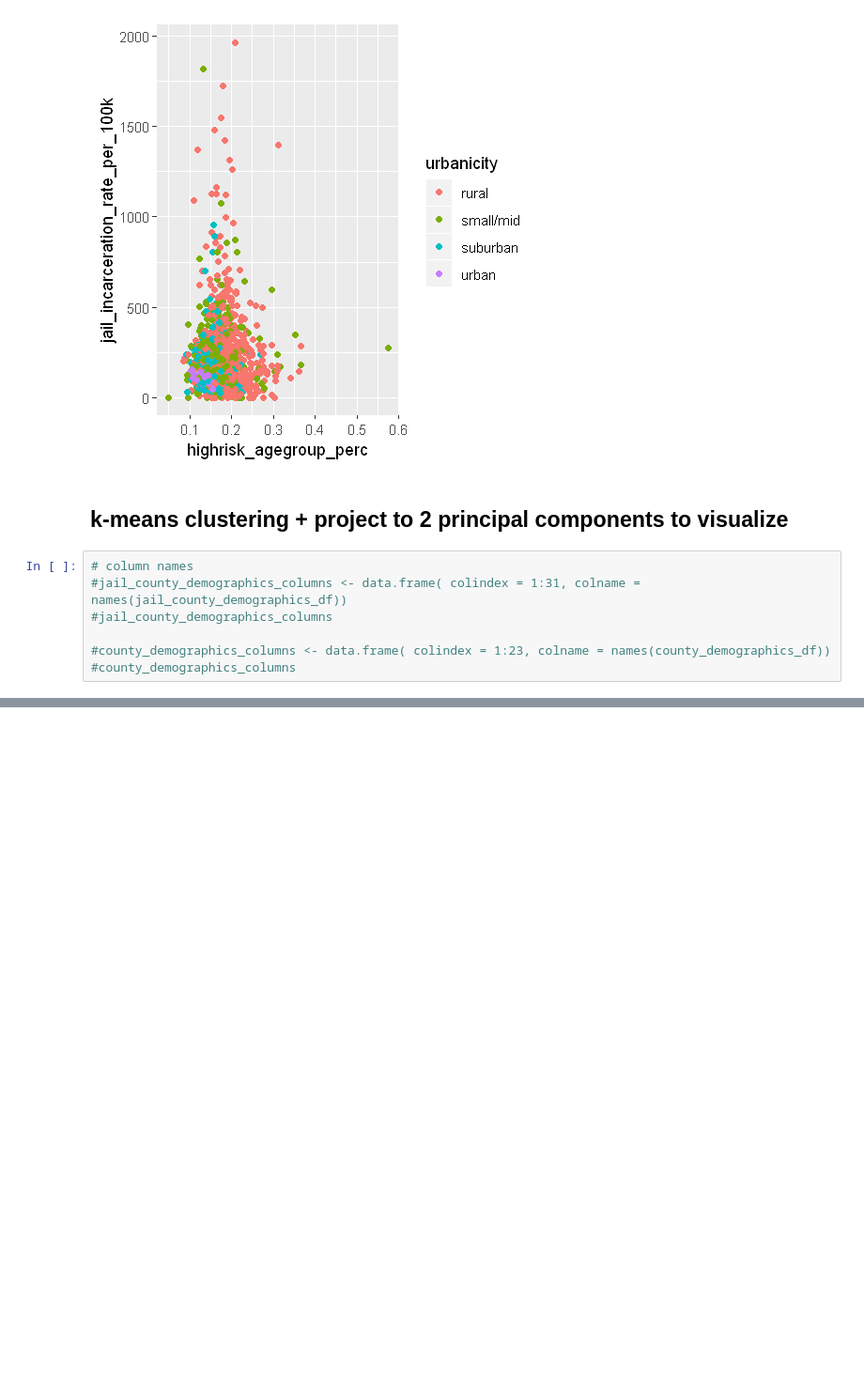
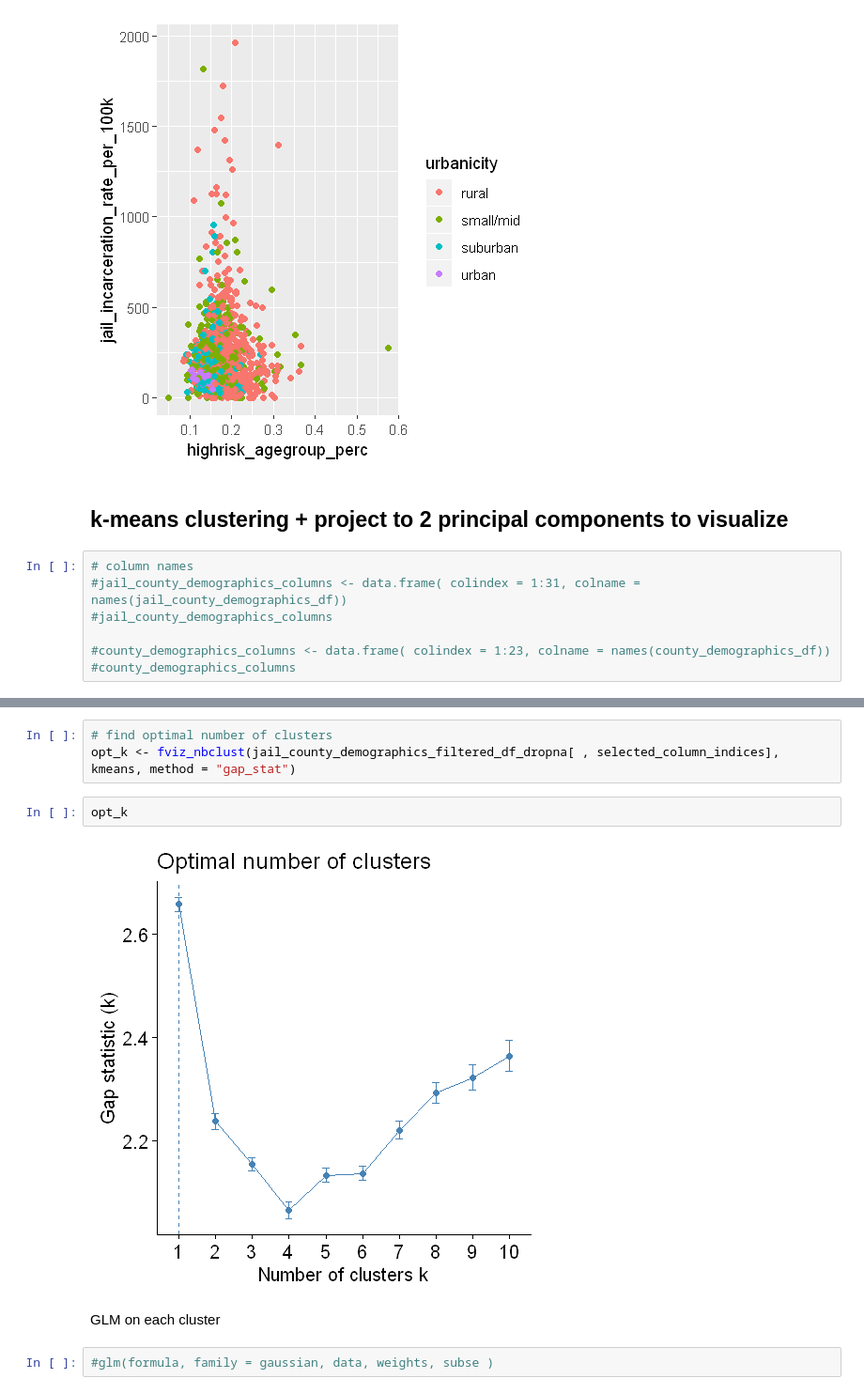
Before and after one commit to bhawna759/MIT_COVID-19_Datathon, a Jupyter notebook: county_demographics_clusters.ipynb, the cells around one changed output, grey strips where cells are left out. Shown at 94% size. Saved outputs shown, nothing was run; the diff lists cells and outputs as text; blank space fills up the shorter version.

```diff
--- a/county_demographics_clusters.ipynb
+++ b/county_demographics_clusters.ipynb
@@ -466,0 +437,11 @@ Cumulative Proportion  0.99986 1.00000 1.000000 1.000e+00 1.000e+00 1.000e+00
+# %%
+# find optimal number of clusters
+opt_k <- fviz_nbclust(jail_county_demographics_filtered_df_dropna[ , selected_column_indices], kmeans, method = "gap_stat")
+# %%
+opt_k
+# %% [output]
+[figure, added]
+# %% [markdown]
+GLM on each cluster
+# %%
+#glm(formula, family = gaussian, data, weights, subse )
```
Also changed, not shown: parts of 7 cells of this notebook, 3 other files.
